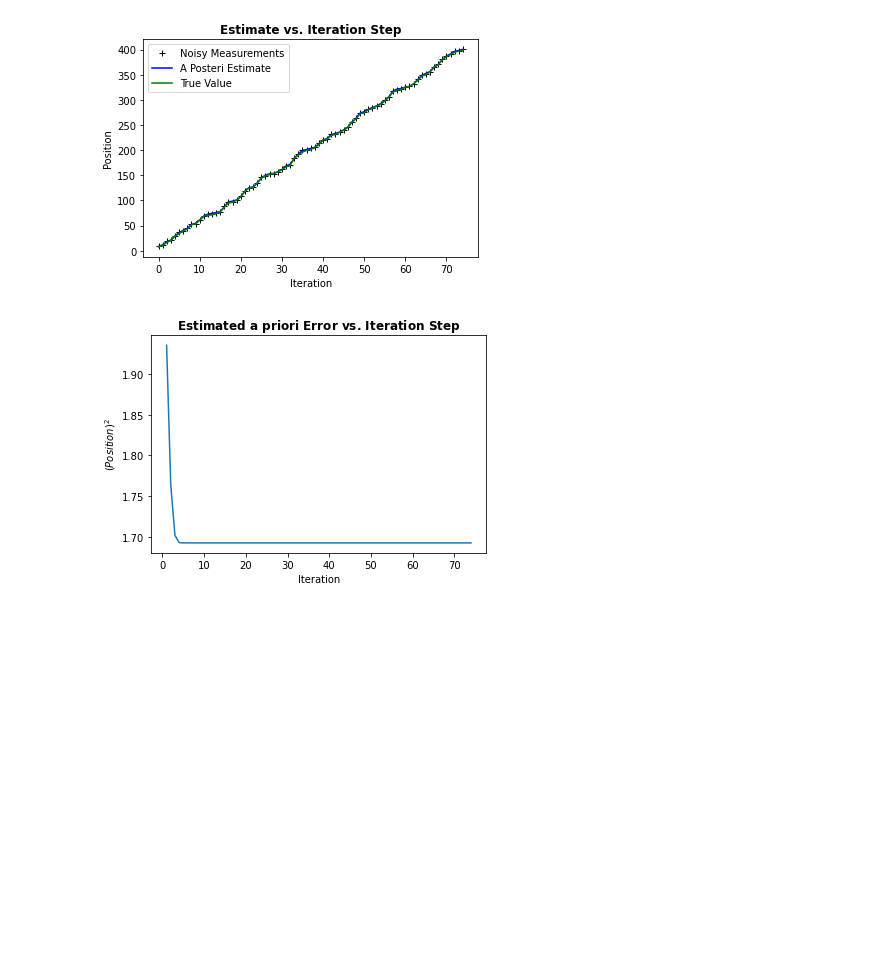
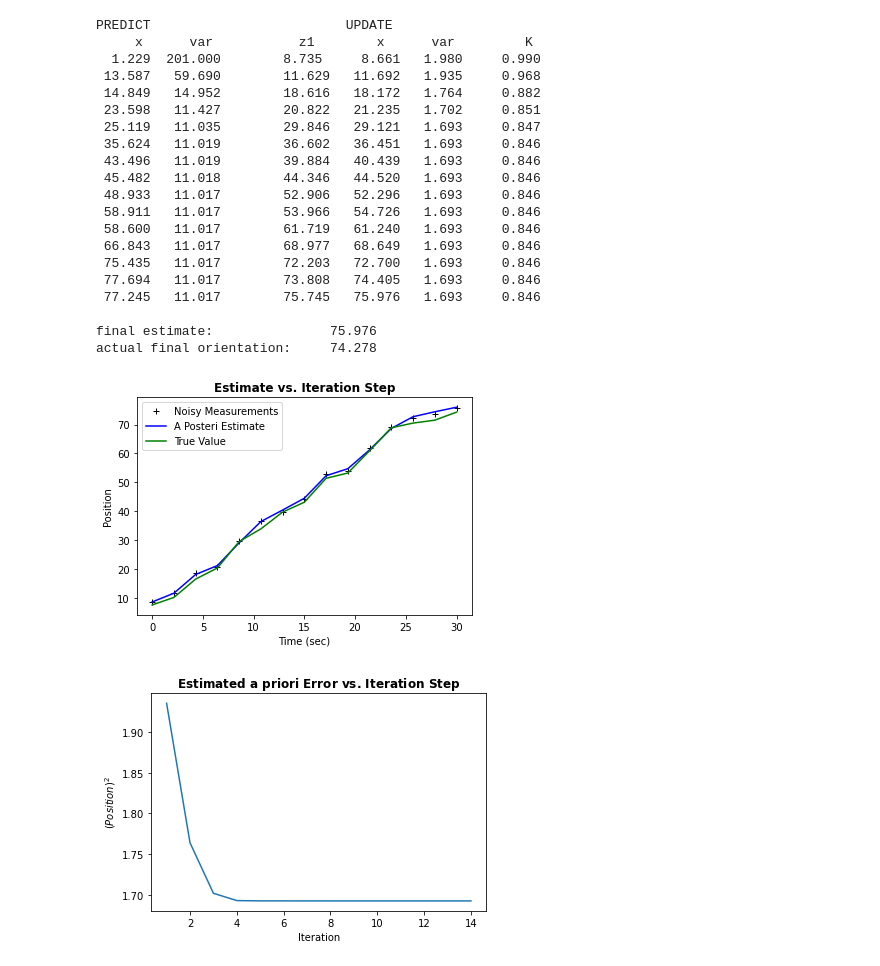
Before and after one commit to jmattic/KalmanFilter, a Jupyter notebook: 1D_KF_EXCLAIM.ipynb, the cells around one changed output. Cells and saved outputs as stored; diff of their text form; code cells hidden in the pictures; blank space fills up the shorter version.

```diff
--- a/1D_KF_EXCLAIM.ipynb
+++ b/1D_KF_EXCLAIM.ipynb
@@ -61,7 +61,7 @@ class PayloadSimulation(object):
         self.move()
         return self.sense_position()
 # %%
-printcase = 0 # If set to 1 it will print out the results
+printcase = 1 # If set to 1 it will print out the results
 plotcase = 1 # If set to 1 it will plot results
 
 #-----------USER INPUT STARTS------------------------------
@@ -74,11 +74,12 @@ sensor1_var = 2. # variance in the sensor
 x = gaussian(0., 100.)  # payload's initial orientation in deg
 angular_velocity = 0.5 # angular velocity in deg/s
 dt = 2. # time step in seconds
-n_iter = 75 # Number of measurements that the sensor will take
+total_time = 30. # Total time passed from beginning to end of experiment
 
 #-----------USER INPUT ENDS--------------------------------
 
 process_model = gaussian(angular_velocity*dt, process_var) # displacement to add to x
+n_iter = math.floor(total_time/dt)
 
     #NOTE: this code will assume that orientation is always increasing/decreasing and not sinusodial because a more complext Kalman filter is needed for those cases
 
@@ -99,14 +100,14 @@ finalposition = payload.x
 # %%
 def plotstuff():
     plt.figure()
-    plt.plot(zs,'k+',label='Noisy Measurements')
-#     plt.plot(x1,'r*',label='A Priori Estimate')
-    plt.plot(xhat,'b-',label='A Posteri Estimate')
-    plt.plot(ztrue,color='g',label='True Value')
+    plt.plot(np.linspace(0,total_time,len(zs)),zs,'k+',label='Noisy Measurements')
+#     plt.plot(np.linspace(0,total_time,len(x1)),x1,'r*',label='A Priori Estimate')
+    plt.plot(np.linspace(0,total_time,len(xhat)),xhat,'b-',label='A Posteri Estimate')
+    plt.plot(np.linspace(0,total_time,len(ztrue)),ztrue,color='g',label='True Value')
     #plt.plot(xhat,'r*',label='prediction')
     plt.legend()
     plt.title('Estimate vs. Iteration Step', fontweight='bold')
-    plt.xlabel('Iteration')
+    plt.xlabel('Time (sec)')
     plt.ylabel('Position')
 
     plt.figure()
@@ -129,32 +130,52 @@ if printcase == 1:
 
 # perform Kalman filter on measurement(s) z
 f = kf(dim_x=number_of_variables, dim_z=number_of_sensors)
 f.F = np.array([[1., dt], [0., 1.]]) #correct for calculating position from position and velocity
 f.H = np.array([[1., 0.]]) #this is for first sensor measuring position
 f.x = np.array([[x.mean], [angular_velocity*dt+randn()]])
 #f.Q *= np.array([[(dt**3)/3, (dt**2)/2],
 #                 [(dt**2)/2,  dt      ]]) * 0.02 #arbitrary
 f.P = np.diag([x.var,process_var]) #Variance
 f.R = sensor1_var  #Noise in sensors
 
 for i in range(n_iter):
     f.predict()
     prior = gaussian(f.x_prior[0,0], f.P_prior[0,0])
     f.update(zs[i])
     x = gaussian(f.x[0,0], f.P[0,0])
     if printcase == 1:
         print_gh(prior, x, zs[i], f.K[0,0])
     if plotcase == 1:
 #         x1[i] = prior.mean
         xhat[i] = x.mean
         Pminus[i] = x.var
 
 if printcase == 1:
     print()
     print('final estimate:           {:10.3f}'.format(x.mean))
     print('actual final orientation: {:10.3f}'.format(payload.x))
 if plotcase == 1:
     plotstuff()
 # %% [output]
+PREDICT                         UPDATE
+     x      var           z1        x      var         K
+  1.229  201.000        8.735     8.661   1.980     0.990
+ 13.587   59.690        11.629   11.692   1.935     0.968
+ 14.849   14.952        18.616   18.172   1.764     0.882
+ 23.598   11.427        20.822   21.235   1.702     0.851
+ 25.119   11.035        29.846   29.121   1.693     0.847
+ 35.624   11.019        36.602   36.451   1.693     0.846
+ 43.496   11.019        39.884   40.439   1.693     0.846
+ 45.482   11.018        44.346   44.520   1.693     0.846
+ 48.933   11.017        52.906   52.296   1.693     0.846
+ 58.911   11.017        53.966   54.726   1.693     0.846
+ 58.600   11.017        61.719   61.240   1.693     0.846
+ 66.843   11.017        68.977   68.649   1.693     0.846
+ 75.435   11.017        72.203   72.700   1.693     0.846
+ 77.694   11.017        73.808   74.405   1.693     0.846
+ 77.245   11.017        75.745   75.976   1.693     0.846
+
+final estimate:               75.976
+actual final orientation:     74.278
-[figure, old version]
+[figure, new version]
-[figure, old version]
+[figure, new version]
```
Also changed, not shown: 2 other files.
